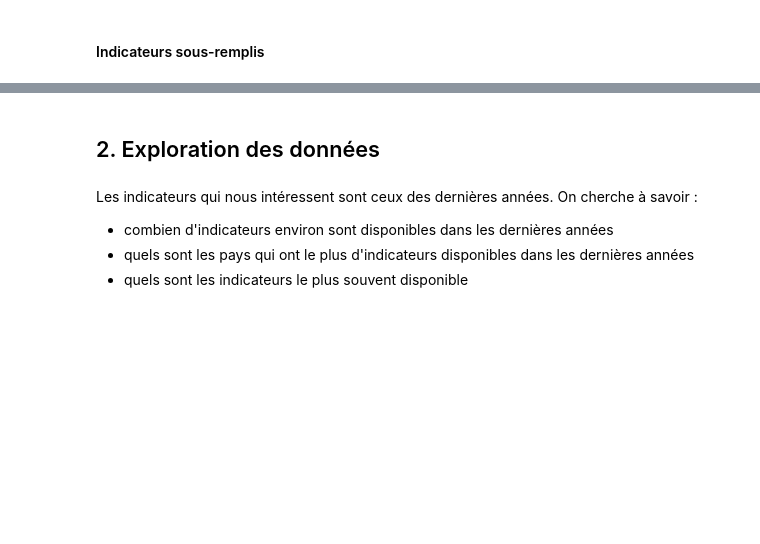
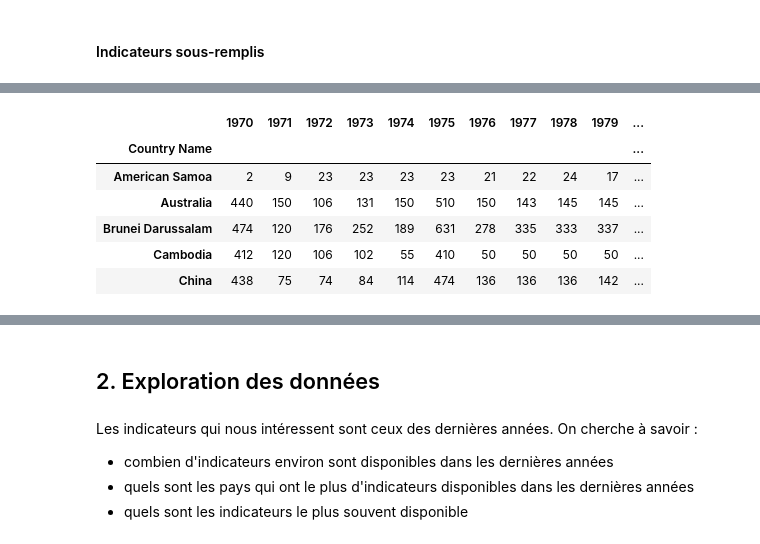
Before and after one commit to SmellyArmure/OC_DS_Project2, a Jupyter notebook: NOTEBOOK/P2-DataSystEd.ipynb, the cells around one changed output, grey strips where cells are left out. Drawn from its saved outputs; the diff is of its cells as text; code cells hidden in the pictures; blank space fills up the shorter version.

```diff
--- a/NOTEBOOK/P2-DataSystEd.ipynb
+++ b/NOTEBOOK/P2-DataSystEd.ipynb
@@ -743,0 +933,10 @@ plt.show()
+# %%
+tab_df[0].head()
+# %% [output]
+|  | 1970 | 1971 | 1972 | 1973 | 1974 | 1975 | 1976 | 1977 | 1978 | 1979 | ... |
+| Country Name |  |  |  |  |  |  |  |  |  |  | ... |
+| American Samoa | 2 | 9 | 23 | 23 | 23 | 23 | 21 | 22 | 24 | 17 | ... |
+| Australia | 440 | 150 | 106 | 131 | 150 | 510 | 150 | 143 | 145 | 145 | ... |
+| Brunei Darussalam | 474 | 120 | 176 | 252 | 189 | 631 | 278 | 335 | 333 | 337 | ... |
+| Cambodia | 412 | 120 | 106 | 102 | 55 | 410 | 50 | 50 | 50 | 50 | ... |
+| China | 438 | 75 | 74 | 84 | 114 | 474 | 136 | 136 | 136 | 142 | ... |
```
Also changed, not shown: parts of 54 cells of this notebook.
